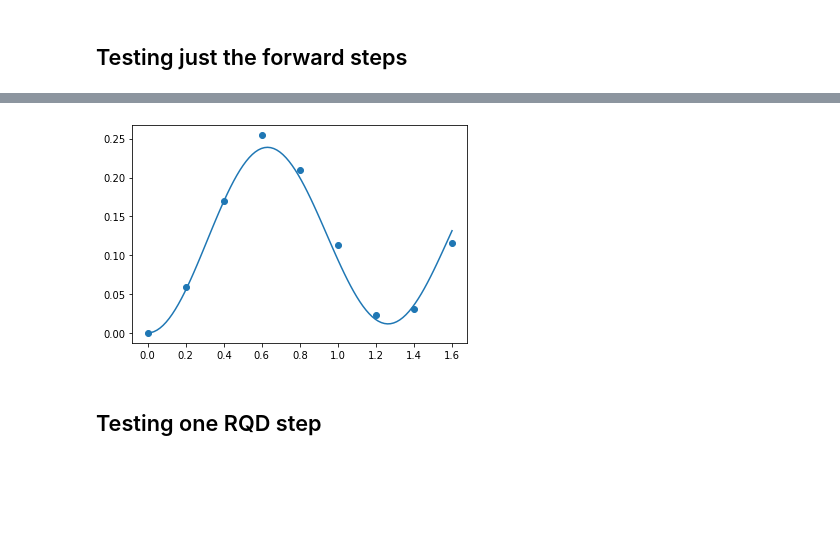
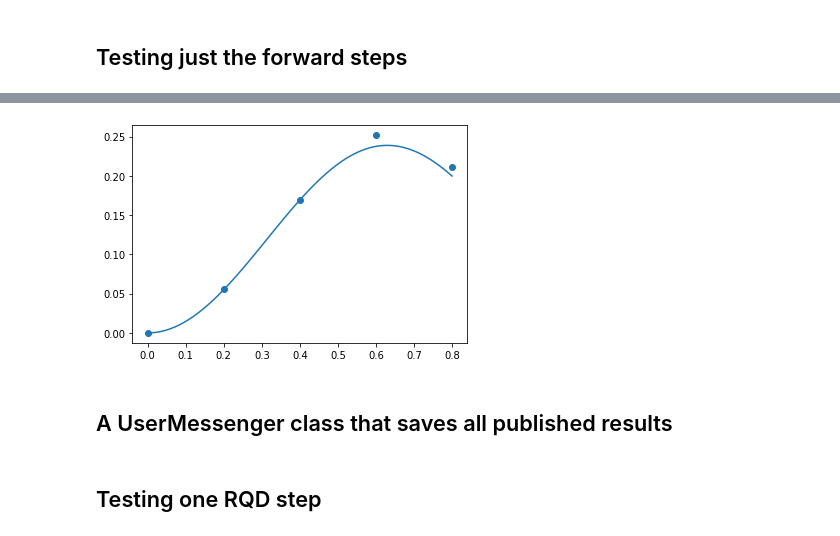
Before and after one commit to yiiyama/qc_random, a Jupyter notebook: four_qubit_schwinger/runtime/test_runtime.ipynb, the cells around one changed output, grey strips where cells are left out. Saved outputs shown, nothing was run; the diff lists cells and outputs as text; code cells hidden in the pictures; blank space fills up the shorter version.

```diff
--- a/four_qubit_schwinger/runtime/test_runtime.ipynb
+++ b/four_qubit_schwinger/runtime/test_runtime.ipynb
@@ -17,16 +22,17 @@ from trotter import trotter_step_circuits
 # %% [markdown]
 ## Runtime job input
 # %%
-kwargs = {
+inputs = {
     'num_sites': 4,
     'aJ': 1.,
     'am': 0.5,
     'omegadt': 0.2,
-    'num_tsteps': 8,
+    'num_tsteps': 4,
     'tsteps_per_rqd': 2,
     'error_matrix': np.eye(16, dtype='f8'),
     'physical_qubits': None,
-    'minimizer_shots': 4096,
+    'minimizer_shots_per_job': 1000,
+    'minimizer_jobs': 2,
     'forward_shots': 2 * 8192,
     'max_sweeps': 100
 }
@@ -37,14 +43,14 @@ logging.getLogger('four_qubit_schwinger').setLevel(logging.INFO)
 # %%
 backend = Aer.get_backend('statevector_simulator')
 
-num_sites = kwargs['num_sites']
-aJ = kwargs['aJ']
-am = kwargs['am']
-omegadt = kwargs['omegadt']
-num_tsteps = kwargs['num_tsteps']
-physical_qubits = kwargs['physical_qubits']
-error_matrix = kwargs['error_matrix']
-forward_shots = kwargs['forward_shots']
+num_sites = inputs['num_sites']
+aJ = inputs['aJ']
+am = inputs['am']
+omegadt = inputs['omegadt']
+num_tsteps = inputs['num_tsteps']
+physical_qubits = inputs['physical_qubits']
+error_matrix = inputs['error_matrix']
+forward_shots = inputs['forward_shots']
 
 _, state_labels = complete_meas_cal(qubit_list=list(range(num_sites)), qr=QuantumRegister(num_sites), circlabel='mcal')
 error_mitigation_filter = MeasurementFilter(error_matrix, state_labels)
@@ -62 +66,3 @@ plot_counts_with_curve(counts_list, num_sites, aJ, am, omegadt, num_tsteps, init
-[figure, old version]
+[figure, new version]
+# %% [markdown]
+## A UserMessenger class that saves all published results
```
Also changed, not shown: parts of 23 cells of this notebook, 4 other files.
